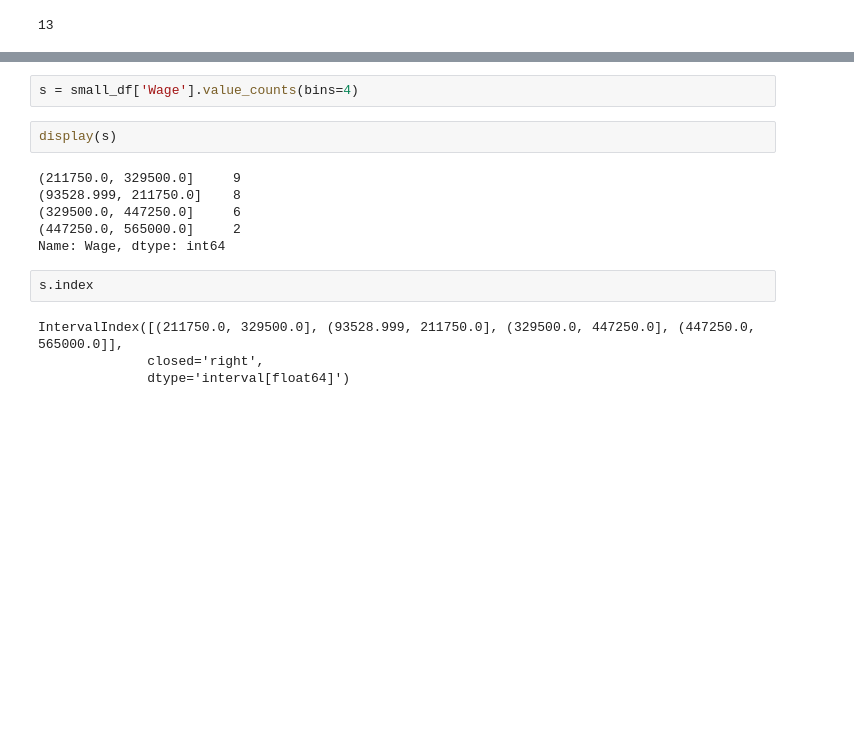
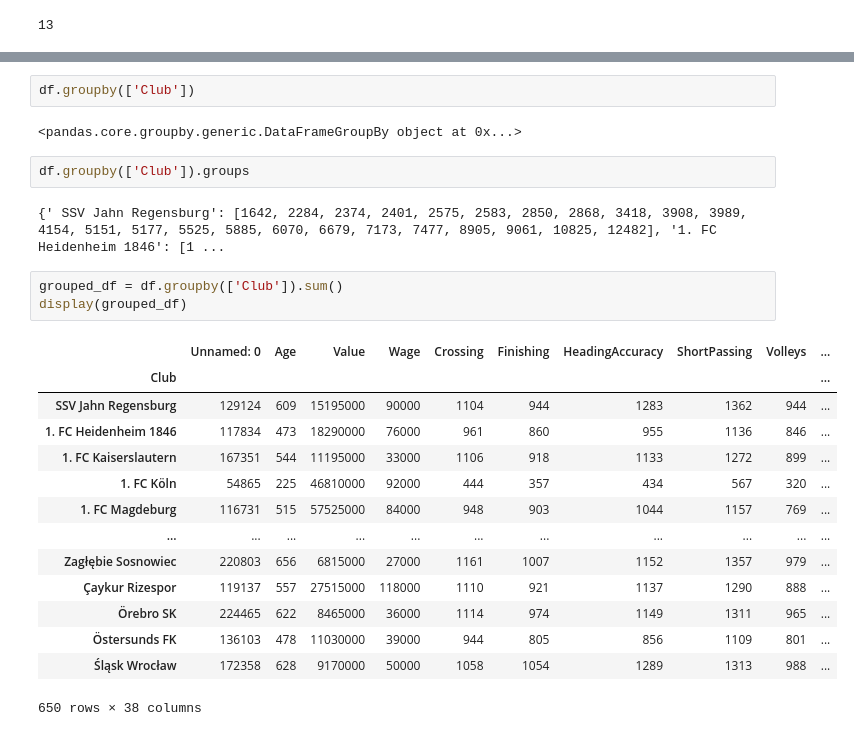
Before and after one commit to Anuar007mm/3.2.Python, a Jupyter notebook: Skillfactory/Python_6/Python 5-6 A.K.ipynb, the cells around one changed output, grey strips where cells are left out. Cells and saved outputs as stored; diff of their text form; blank space fills up the shorter version.

```diff
--- a/Skillfactory/Python_6/Python 5-6 A.K.ipynb
+++ b/Skillfactory/Python_6/Python 5-6 A.K.ipynb
@@ -433,16 +515,26 @@ small_df = df[df.columns[0:7]].head(25)
-# %%
-s = small_df['Wage'].value_counts(bins=4)
-# %%
-display(s)
-# %% [output]
-(211750.0, 329500.0]     9
-(93528.999, 211750.0]    8
-(329500.0, 447250.0]     6
-(447250.0, 565000.0]     2
-Name: Wage, dtype: int64
-# %%
-s.index
-# %% [output]
-IntervalIndex([(211750.0, 329500.0], (93528.999, 211750.0], (329500.0, 447250.0], (447250.0, 565000.0]],
-              closed='right',
-              dtype='interval[float64]')
+# %%
+df.groupby(['Club'])
+# %% [output]
+<pandas.core.groupby.generic.DataFrameGroupBy object at 0x...>
+# %%
+df.groupby(['Club']).groups
+# %% [output]
+{' SSV Jahn Regensburg': [1642, 2284, 2374, 2401, 2575, 2583, 2850, 2868, 3418, 3908, 3989, 4154, 5151, 5177, 5525, 5885, 6070, 6679, 7173, 7477, 8905, 9061, 10825, 12482], '1. FC Heidenheim 1846': [1 ...
+# %%
+grouped_df = df.groupby(['Club']).sum()
+display(grouped_df)
+# %% [output]
+|  | Unnamed: 0 | Age | Value | Wage | Crossing | Finishing | HeadingAccuracy | ShortPassing | Volleys | ... |
+| Club |  |  |  |  |  |  |  |  |  | ... |
+| SSV Jahn Regensburg | 129124 | 609 | 15195000 | 90000 | 1104 | 944 | 1283 | 1362 | 944 | ... |
+| 1. FC Heidenheim 1846 | 117834 | 473 | 18290000 | 76000 | 961 | 860 | 955 | 1136 | 846 | ... |
+| 1. FC Kaiserslautern | 167351 | 544 | 11195000 | 33000 | 1106 | 918 | 1133 | 1272 | 899 | ... |
+| 1. FC Köln | 54865 | 225 | 46810000 | 92000 | 444 | 357 | 434 | 567 | 320 | ... |
+| 1. FC Magdeburg | 116731 | 515 | 57525000 | 84000 | 948 | 903 | 1044 | 1157 | 769 | ... |
+| ... | ... | ... | ... | ... | ... | ... | ... | ... | ... | ... |
+| Zagłębie Sosnowiec | 220803 | 656 | 6815000 | 27000 | 1161 | 1007 | 1152 | 1357 | 979 | ... |
+| Çaykur Rizespor | 119137 | 557 | 27515000 | 118000 | 1110 | 921 | 1137 | 1290 | 888 | ... |
+| Örebro SK | 224465 | 622 | 8465000 | 36000 | 1114 | 974 | 1149 | 1311 | 965 | ... |
+| Östersunds FK | 136103 | 478 | 11030000 | 39000 | 944 | 805 | 856 | 1109 | 801 | ... |
+| Śląsk Wrocław | 172358 | 628 | 9170000 | 50000 | 1058 | 1054 | 1289 | 1313 | 988 | ... |
+650 rows × 38 columns
```
Also changed, not shown: parts of 52 cells of this notebook, 3 other files.
